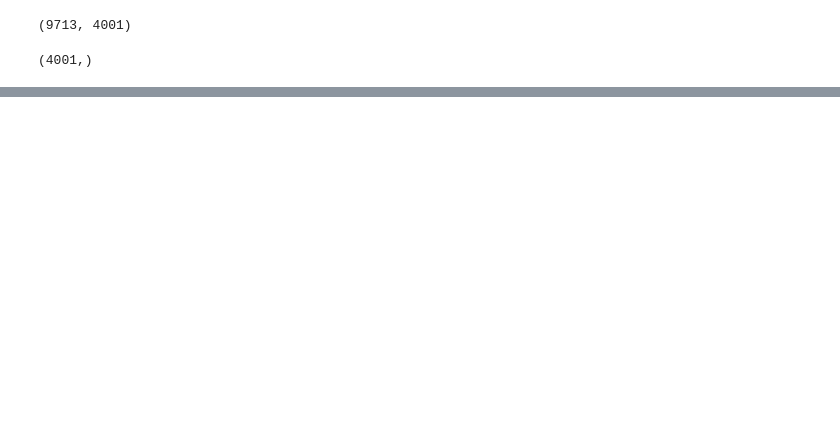
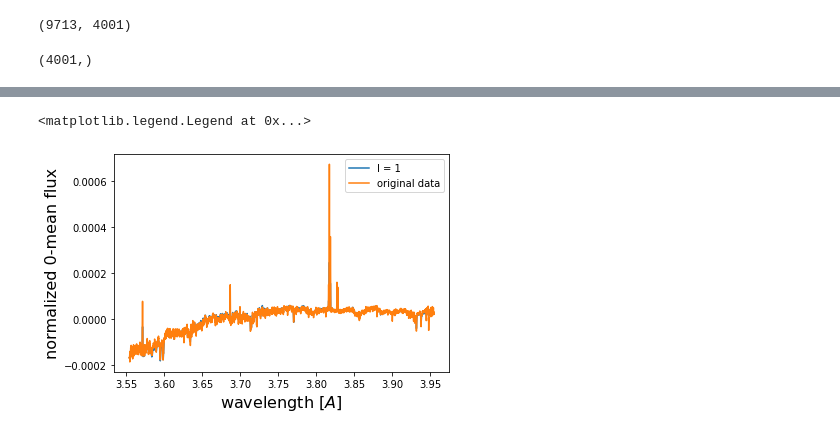
Before and after one commit to mcmorre/computational_TA, a Jupyter notebook: PS_6_hints.ipynb, the cells around one changed output, grey strips where cells are left out. Cells and saved outputs as stored; diff of their text form; code cells hidden in the pictures; blank space fills up the shorter version.

```diff
--- a/PS_6_hints.ipynb
+++ b/PS_6_hints.ipynb
@@ -224,0 +185,25 @@ r_subset.shape
+# %%
+def PCA(l, r, project = True):
+    """
+    Perform PCA dimensionality reduction
+    --------------------------------------------------------------------------------------
+    """
+    eigvector = sorted_eigs(r)
+    eigvec=eigvector[:,:l] #sort eigenvectors, only keep l
+    reduced_wavelength_data= np.dot(eigvec.T,r.T) #np.dot(eigvec.T, np.dot(eigvec,r.T))
+    if project == False:
+        return reduced_wavelength_data.T # get the reduced wavelength weights
+    else:
+        return np.dot(eigvec, reduced_wavelength_data).T # multiply eigenvectors by
+                                                        # weights to get approximate spectrum
+# %%
+# Using only the first eigenvector does not capture the entire signal well!
+plt.plot(logwave_subset, PCA(1,r_subset)[1,:], label = 'l = 1')
+plt.plot(logwave_subset, r_subset[1,:], label = 'original data')
+
+plt.ylabel('normalized 0-mean flux', fontsize = 16)
+plt.xlabel('wavelength [$A$]', fontsize = 16)
+plt.legend()
+# %% [output]
+<matplotlib.legend.Legend at 0x...>
+[figure, added]
```
Also changed, not shown: parts of 45 cells of this notebook.
